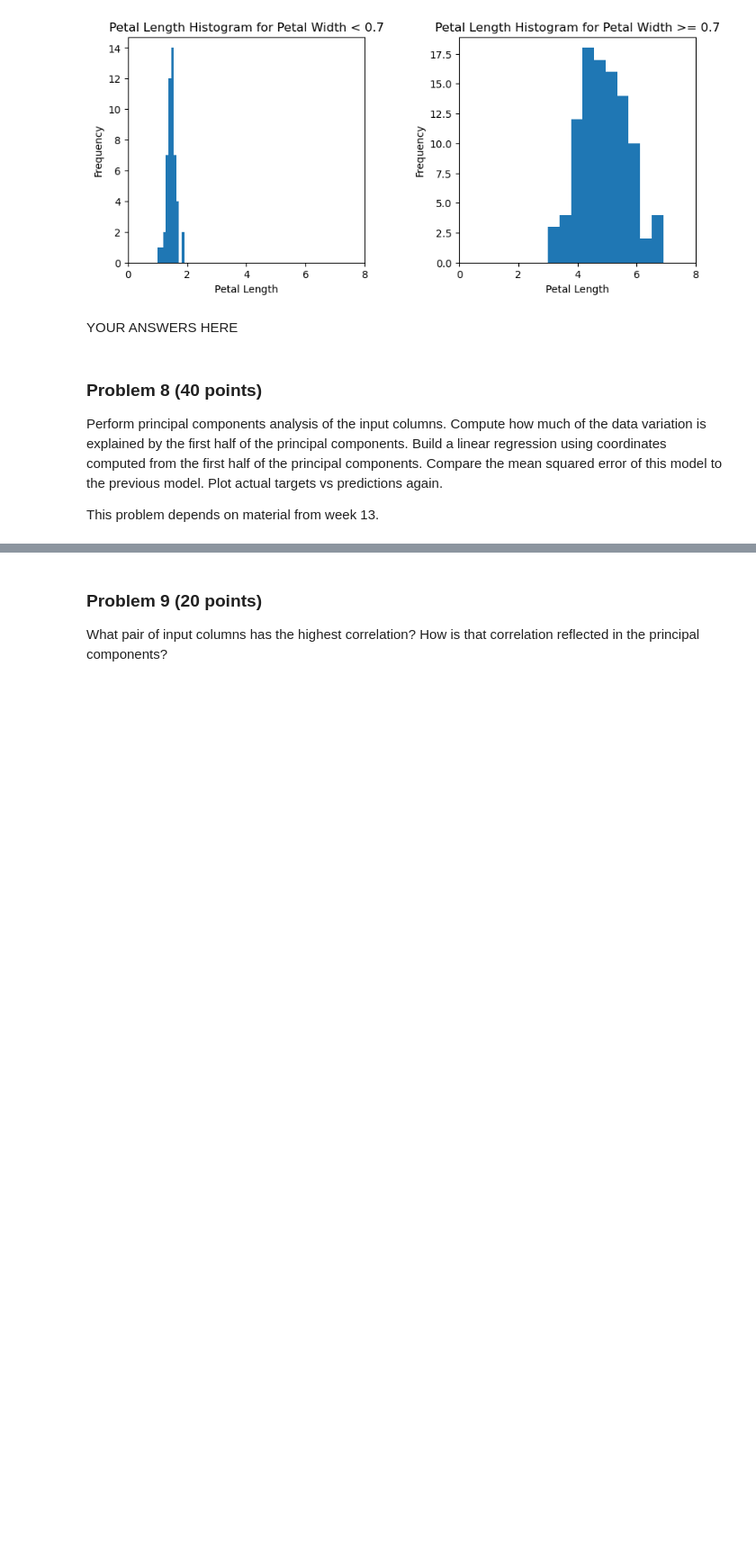
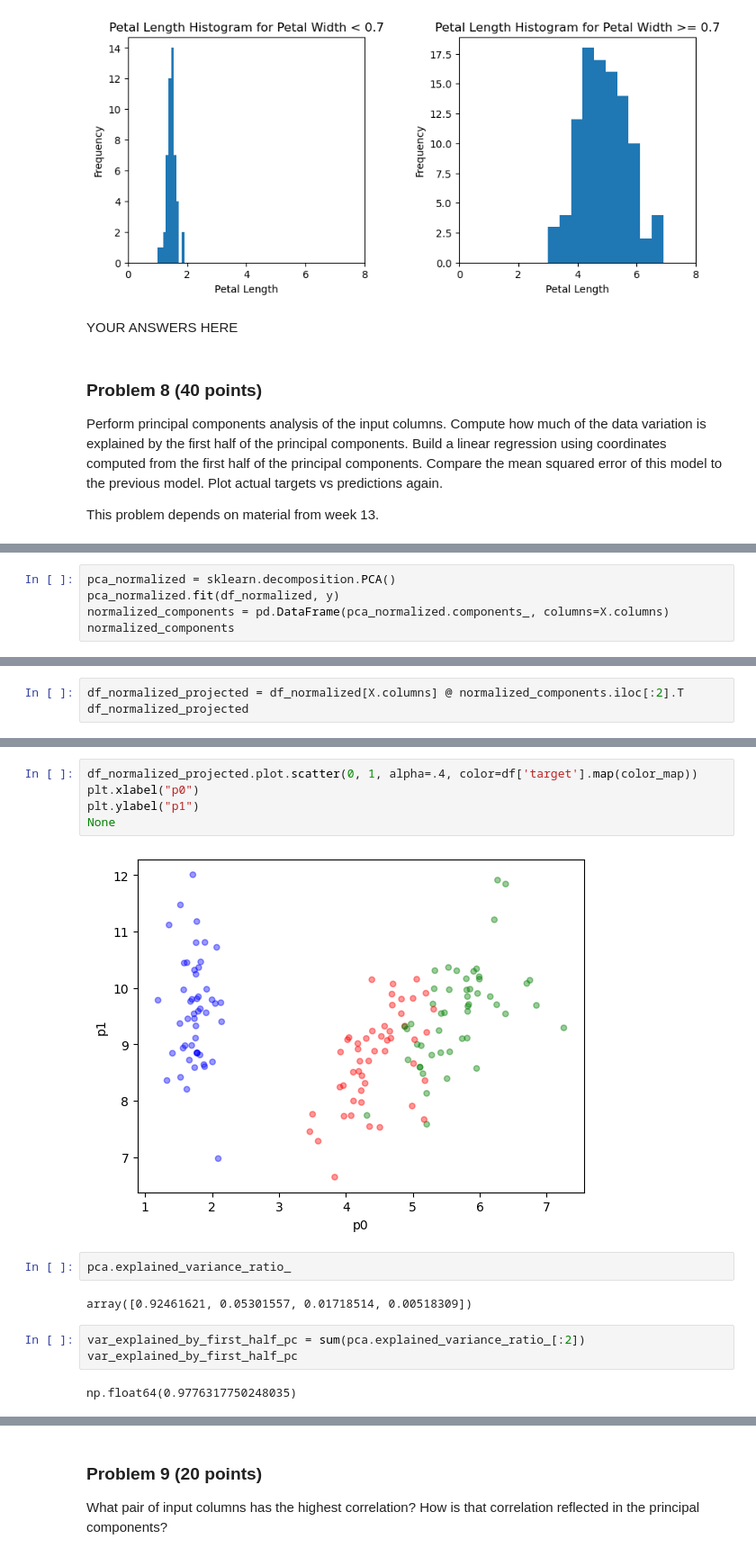
Before and after one commit to calebhadley1/dx601-final-project, a Jupyter notebook: project.ipynb, the cells around one changed output, grey strips where cells are left out. Shown at 90% size. Saved outputs shown, nothing was run; the diff lists cells and outputs as text; blank space fills up the shorter version.

Commit message:
Complte first pass

```diff
--- a/project.ipynb
+++ b/project.ipynb
@@ -298,0 +354,5 @@ YOUR ANSWERS HERE
+# %%
+pca_normalized = sklearn.decomposition.PCA()
+pca_normalized.fit(df_normalized, y)
+normalized_components = pd.DataFrame(pca_normalized.components_, columns=X.columns)
+normalized_components
@@ -298,0 +365,3 @@ YOUR ANSWERS HERE
+# %%
+df_normalized_projected = df_normalized[X.columns] @ normalized_components.iloc[:2].T
+df_normalized_projected
@@ -298,0 +382,16 @@ YOUR ANSWERS HERE
+# %%
+df_normalized_projected.plot.scatter(0, 1, alpha=.4, color=df['target'].map(color_map))
+plt.xlabel("p0")
+plt.ylabel("p1")
+None
+# %% [output]
+[figure, added]
+# %%
+pca.explained_variance_ratio_
+# %% [output]
+array([0.92461621, 0.05301557, 0.01718514, 0.00518309])
+# %%
+var_explained_by_first_half_pc = sum(pca.explained_variance_ratio_[:2])
+var_explained_by_first_half_pc
+# %% [output]
+np.float64(0.9776317750248035)
```
Also changed, not shown: parts of 31 cells of this notebook.
